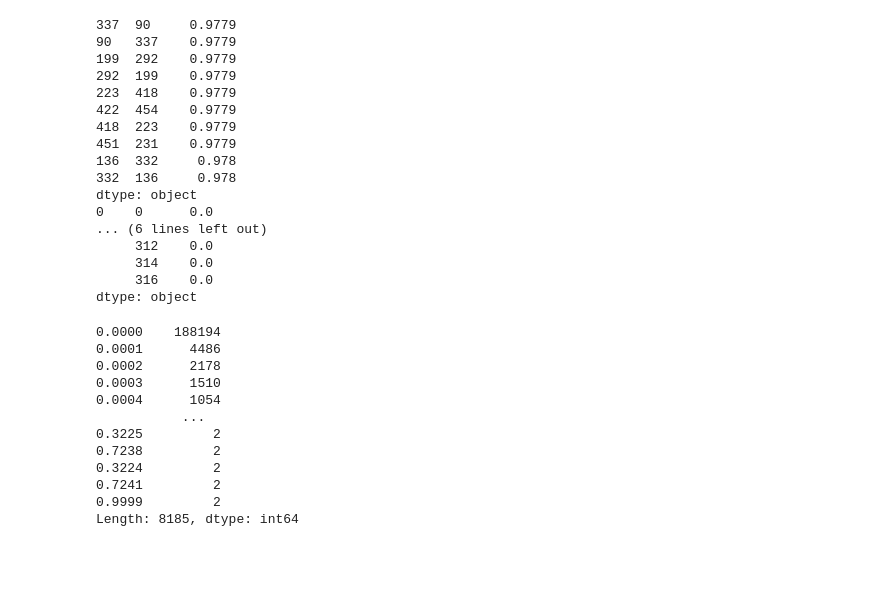
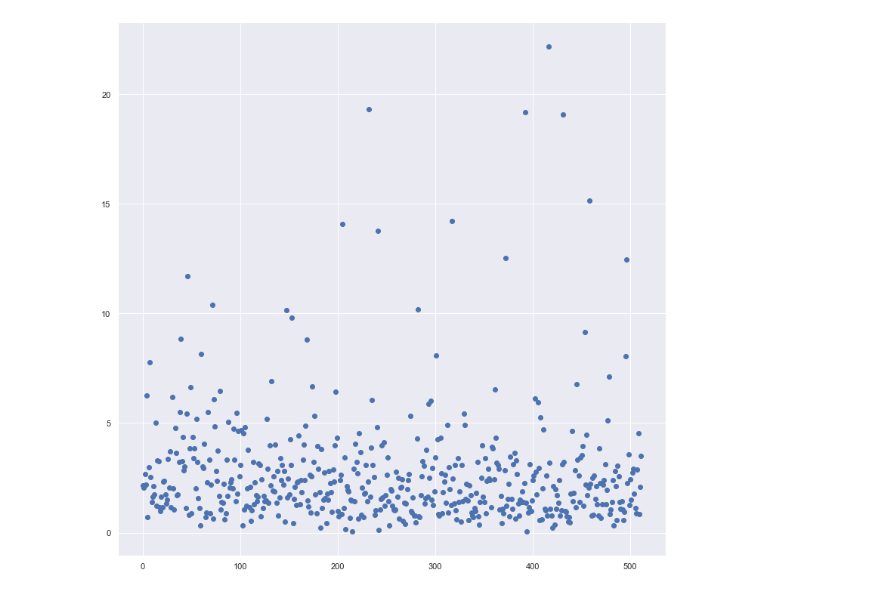
Before and after one commit to sturlaf/master, a Jupyter notebook: stats.ipynb, the cells around one changed output. Drawn from its saved outputs; the diff is of its cells as text; code cells hidden in the pictures; blank space fills up the shorter version.

```diff
--- a/stats.ipynb
+++ b/stats.ipynb
@@ -12,0 +19,3 @@ activity = np.load("activations/ILSVRC2015/inception4a.npy")
+# %%
+cluster_info = pd.read_pickle(f"data/perera/{layer}.pkl")
+print(cluster_info.info())
@@ -55,41 +51,0 @@ def calculate_pvalues(df):
-# %%
-pval = calculate_pvalues(activity)
-
-so = pval.unstack().sort_values(kind="quicksort")
-
-top = 10
-print(so[-top - activity.shape[1] : -activity.shape[1]])
-print(so[:top])
-# %% [output]
-337  90     0.9779
-90   337    0.9779
-199  292    0.9779
-292  199    0.9779
-223  418    0.9779
-422  454    0.9779
-418  223    0.9779
-451  231    0.9779
-136  332     0.978
-332  136     0.978
-dtype: object
-0    0      0.0
-... (6 lines left out)
-     312    0.0
-     314    0.0
-     316    0.0
-dtype: object
-# %%
-so.value_counts()
-# %% [output]
-0.0000    188194
-0.0001      4486
-0.0002      2178
-0.0003      1510
-0.0004      1054
-           ...
-0.3225         2
-0.7238         2
-0.3224         2
-0.7241         2
-0.9999         2
-Length: 8185, dtype: int64
@@ -112,0 +52,6 @@ pynn_dist_fns_fda["dot"]["correction"] = correct_alternative_cosine
+# %%
+inform_rates = cluster_info["info_per_node"][cluster_num]
+plt.scatter(range(neurons), inform_rates)
+plt.show()
+# %% [output]
+[figure, added]
```
Also changed, not shown: parts of 20 cells of this notebook, 19 other files.
